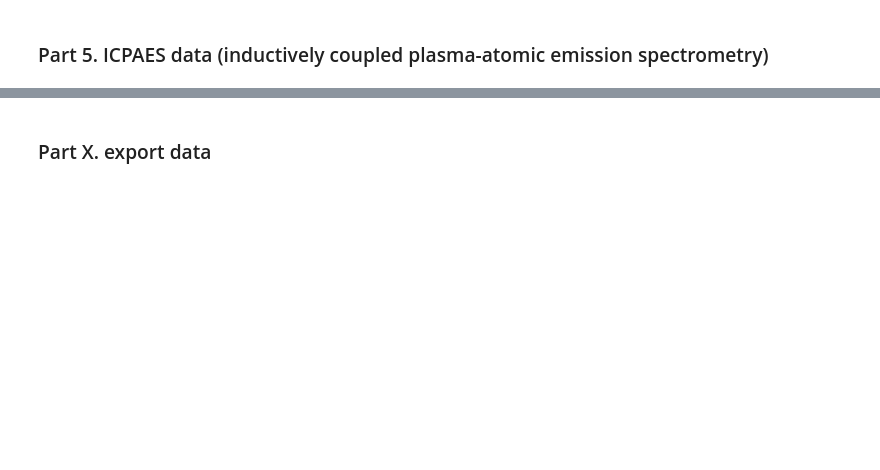
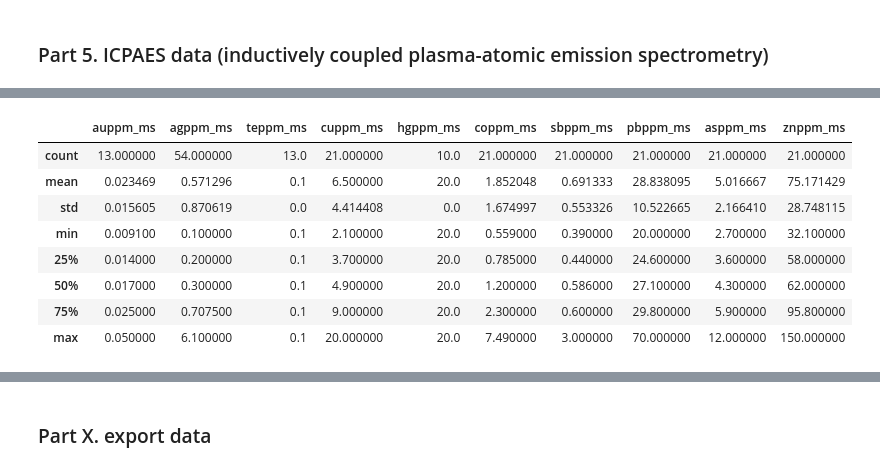
Before and after one commit to adbyerly/prospectivity_model, a Jupyter notebook: notebooks/02b_eda_NGDB.ipynb, the cells around one changed output, grey strips where cells are left out. Cells and saved outputs as stored; diff of their text form; code cells hidden in the pictures; blank space fills up the shorter version.

```diff
--- a/notebooks/02b_eda_NGDB.ipynb
+++ b/notebooks/02b_eda_NGDB.ipynb
@@ -352,0 +425,12 @@ sns.pairplot(pathfinders_loc[predictors + [target]], corner=True)
+# %%
+pathfinders_ICPMS_loc.describe()
+# %% [output]
+|  | auppm_ms | agppm_ms | teppm_ms | cuppm_ms | hgppm_ms | coppm_ms | sbppm_ms | pbppm_ms | asppm_ms | znppm_ms |
+| count | 13.000000 | 54.000000 | 13.0 | 21.000000 | 10.0 | 21.000000 | 21.000000 | 21.000000 | 21.000000 | 21.000000 |
+| mean | 0.023469 | 0.571296 | 0.1 | 6.500000 | 20.0 | 1.852048 | 0.691333 | 28.838095 | 5.016667 | 75.171429 |
+| std | 0.015605 | 0.870619 | 0.0 | 4.414408 | 0.0 | 1.674997 | 0.553326 | 10.522665 | 2.166410 | 28.748115 |
+| min | 0.009100 | 0.100000 | 0.1 | 2.100000 | 20.0 | 0.559000 | 0.390000 | 20.000000 | 2.700000 | 32.100000 |
+| 25% | 0.014000 | 0.200000 | 0.1 | 3.700000 | 20.0 | 0.785000 | 0.440000 | 24.600000 | 3.600000 | 58.000000 |
+| 50% | 0.017000 | 0.300000 | 0.1 | 4.900000 | 20.0 | 1.200000 | 0.586000 | 27.100000 | 4.300000 | 62.000000 |
+| 75% | 0.025000 | 0.707500 | 0.1 | 9.000000 | 20.0 | 2.300000 | 0.600000 | 29.800000 | 5.900000 | 95.800000 |
+| max | 0.050000 | 6.100000 | 0.1 | 20.000000 | 20.0 | 7.490000 | 3.000000 | 70.000000 | 12.000000 | 150.000000 |
```
Also changed, not shown: parts of 30 cells of this notebook.
